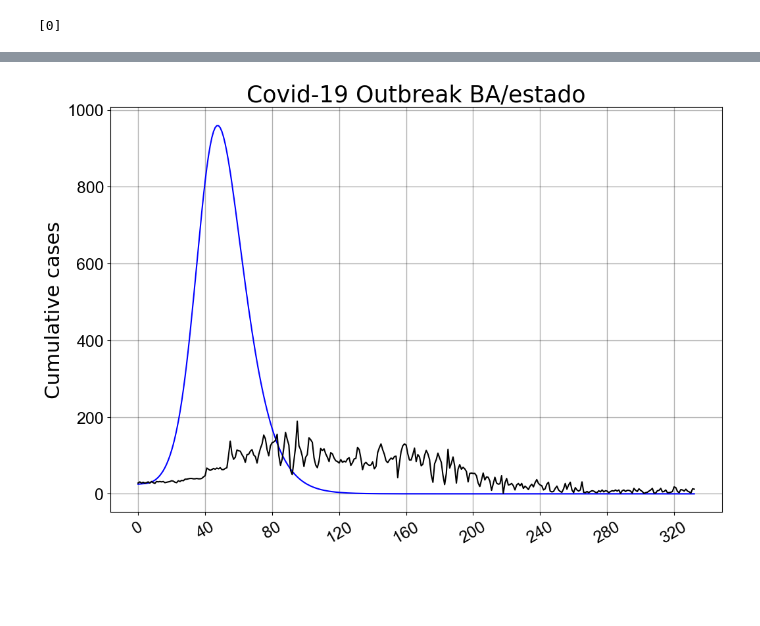
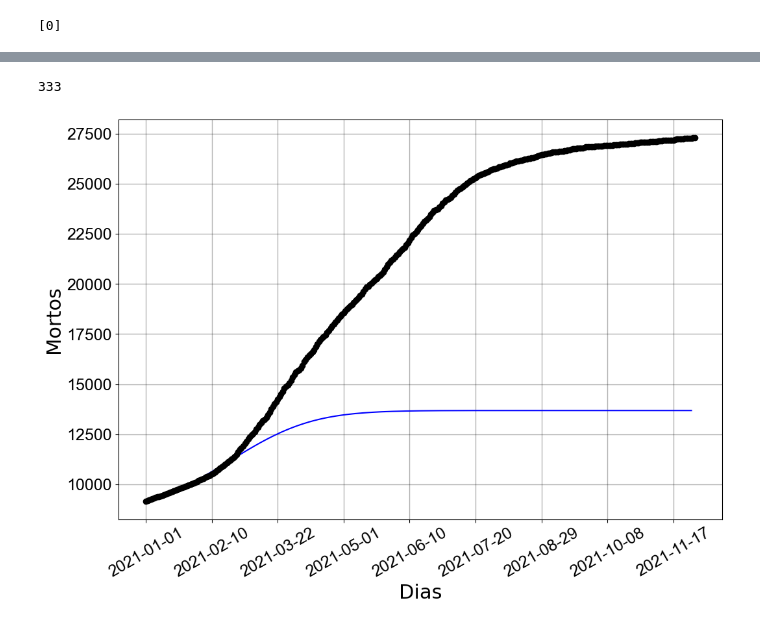
Before and after one commit to filipe7788/SEIHURD, a Jupyter notebook: Fit_Vacinado.ipynb, the cells around one changed output, grey strips where cells are left out. Cells and saved outputs as stored; diff of their text form; code cells hidden in the pictures; blank space fills up the shorter version.

```diff
--- a/Fit_Vacinado.ipynb
+++ b/Fit_Vacinado.ipynb
@@ -12,7 +12,7 @@ import math
 Psi = pd.read_csv('dados/Psi.csv')
 
 Dados2 = pd.read_csv ('dados/Dados_novos_BAHIA.csv')
-vacinados_dados = Dados2['Vacinados'].fillna(0)
+vacinados_dados = Dados2['Vacinados'].fillna(10)
 # %%
 npd = len(Psi)
 
@@ -52,3 +69,8 @@ novos_vacinados = novos_vacinados.tolist()
+# %%
+
+ts0 = np.arange(len(np.cumsum(novos_vacinados)))
+a = np.polyfit(ts0,np.cumsum(novos_vacinados),50)
+tau=np.poly1d(a)
 # %%
 
 
@@ -93,16 +115,16 @@ def SIR(y,t, args):
     gamma_sv = 1/4
     gamma_vu=0.26
     qsi_v = 0.99
-    eps=0.7
+    eps=2
     mi_vh=0.03
     mi_vu=0.25
     gamma_vh=0.08
 
-    tau=novos_vacinados[int(t)]
+    tau = 3200
 
     N=14873064#############
     #N=1#########
-    psi= .5# Psif[int(t)]
+    psi= 0.5# Psif[int(t)]
     S=y[0]
     E=y[1]
     V=y[2]
@@ -141,4 +163,5 @@ def SIR(y,t, args):
     dNwdt = p*k*E + p_v*k_v*Ev
     dNwVdt = tau/N
 
-    return [dSdt, dEdt, dVdt, dSvdt, dEvdt, dIadt, dIsdt, dIavdt, dIsvdt, dHdt, dHvdt, dUdt, dUvdt, dRdt, dRvdt, dDdt, dNwdt, dNwVdt]
+    return [dSdt, dEdt, dVdt, dSvdt, dEvdt, dIadt, dIsdt, dIavdt, dIsvdt, dHdt, dHvdt, dUdt, dUvdt, dRdt,
+            dRvdt, dDdt, dNwdt, dNwVdt]
@@ -255,0 +264,9 @@ UnboundLocalError: local variable 'best_pop' referenced before assignment
+# %%
+len(novos_vacinados)-len(data)
+
+ts0 = np.arange(len(novos_vacinados)-1)
+qs = odeint(SIR,q0, ts0,args=(parode,),mxstep=1000000)
+# ts0=np.arange(len(data))
+pl.plot(ts0,qs[:,-3])
+len(ts0)-len(novos_vacinados)
+novos_vacinados[len(ts0)]
@@ -256,3 +276,7 @@ UnboundLocalError: local variable 'best_pop' referenced before assignment
+# %%
+len(np.diff(data_mortes))
+# %% [output]
+333
 # %%
 
 #Save Fig
@@ -264,41 +288,38 @@ qi = qs[:,-3] #Casos acumulados
 #Create the figure and the graph.
 fig, ax = pl.subplots(figsize=(12,8))
 
 #Create a grid for visualization.
 ax.grid(which='major', axis='both', color='black',linewidth=1.,alpha=0.3)
-
 #Plot the points(Scatters). s=size, zorder= priority->(puttin g the points in at the front of everything).
-ax.plot( np.diff(data_mortes),color='black',zorder=3,label='Reported data')
+ax.scatter(dates[:334], (data_mortes),color='black',zorder=3,label='Reported data')
 
 #Plot the fitted function as a line.
-ax.plot(np.diff((N*qi)),color='blue',label='Fitted function')
+ax.plot(dates[:332], N*qi,color='blue',label='Fitted function')
 ax.autoscale()
 
 #Set the labels
-ax.set_ylabel('Cumulative cases',fontsize=22)
-
+ax.set_ylabel('Mortos',fontsize=22)
+ax.set_xlabel('Dias', fontsize=22)
 #Set the title
-ax.set_title('Covid-19 Outbreak '+s+'/'+file,fontsize=25)
-
 #The size of the numbers on the axixis
 ax.tick_params(labelsize=18)
 
 #Limiting the ammount of dates on the X axixs
 ax.xaxis.set_major_locator(pl.MaxNLocator(10))
 #Rotating the dates for better visualization
 pl.setp(ax.get_xticklabels(), rotation=30)
 
 
 #Setting the font of the numbers on the axixis as ARIAL
 for tick in ax.get_xticklabels():
     tick.set_fontname("Arial")
 for tick in ax.get_yticklabels():
     tick.set_fontname("Arial")
 
 #Show Graph
 pl.show()
 # %% [output]
-[figure, old version]
+[figure, new version]
 # %%
 best_pop
 # %% [output]
```
Also changed, not shown: parts of 15 cells of this notebook.
